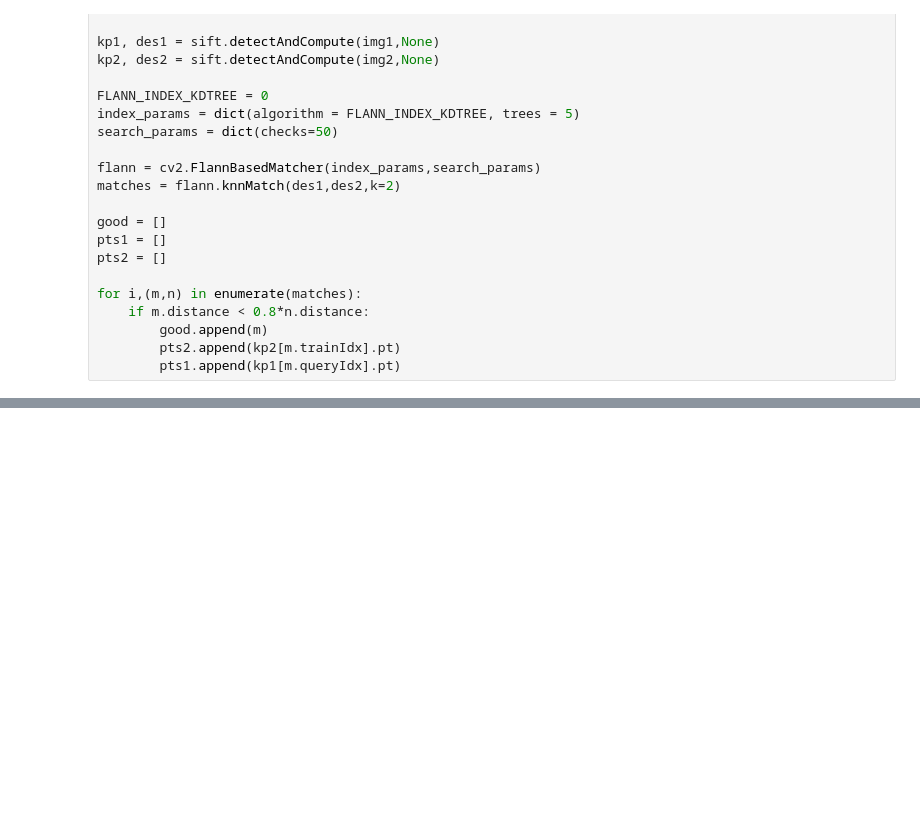
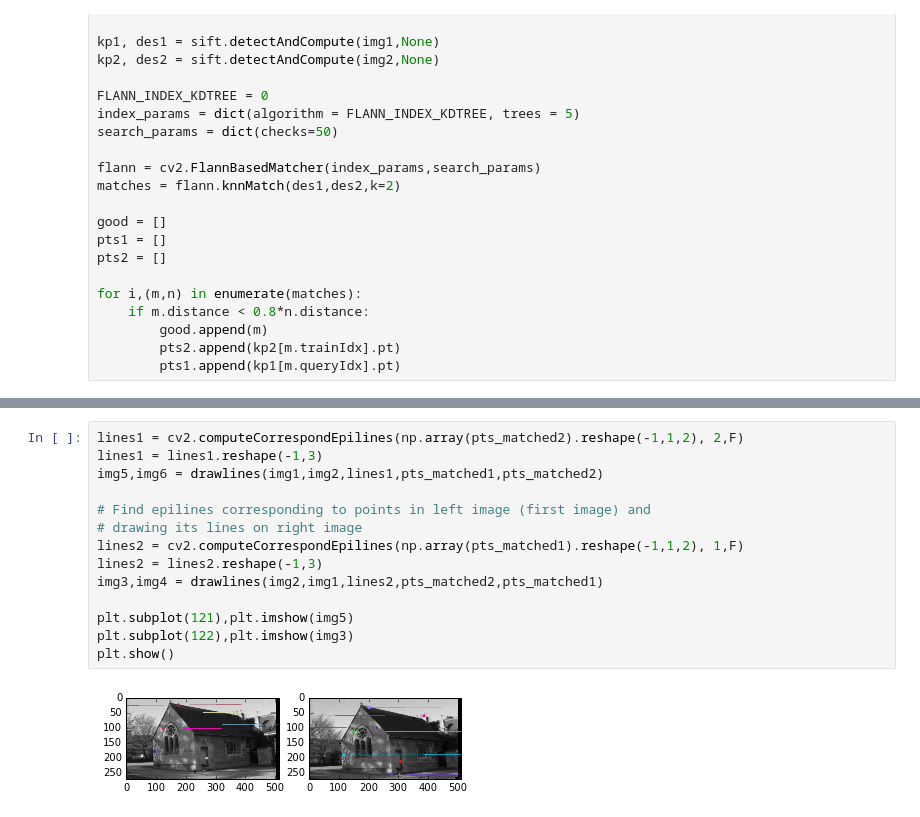
Before and after one commit to ApplyHiTech/CompVisHW4, a Jupyter notebook: Task4.ipynb, the cells around one changed output, grey strips where cells are left out. Saved outputs shown, nothing was run; the diff lists cells and outputs as text; blank space fills up the shorter version.

```diff
--- a/Task4.ipynb
+++ b/Task4.ipynb
@@ -73,0 +152,16 @@ for i in range(len(pts1_outliers)):
+# %%
+lines1 = cv2.computeCorrespondEpilines(np.array(pts_matched2).reshape(-1,1,2), 2,F)
+lines1 = lines1.reshape(-1,3)
+img5,img6 = drawlines(img1,img2,lines1,pts_matched1,pts_matched2)
+
+# Find epilines corresponding to points in left image (first image) and
+# drawing its lines on right image
+lines2 = cv2.computeCorrespondEpilines(np.array(pts_matched1).reshape(-1,1,2), 1,F)
+lines2 = lines2.reshape(-1,3)
+img3,img4 = drawlines(img2,img1,lines2,pts_matched2,pts_matched1)
+
+plt.subplot(121),plt.imshow(img5)
+plt.subplot(122),plt.imshow(img3)
+plt.show()
+# %% [output]
+[figure, added]
```
Also changed, not shown: parts of 10 cells of this notebook, 2 other files.
